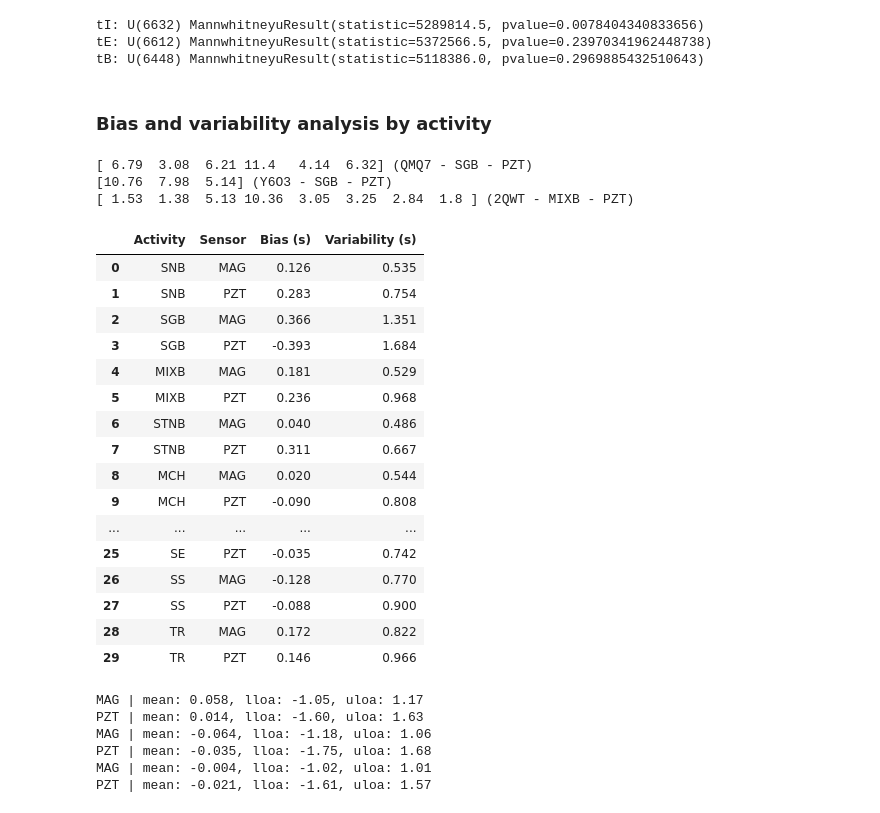
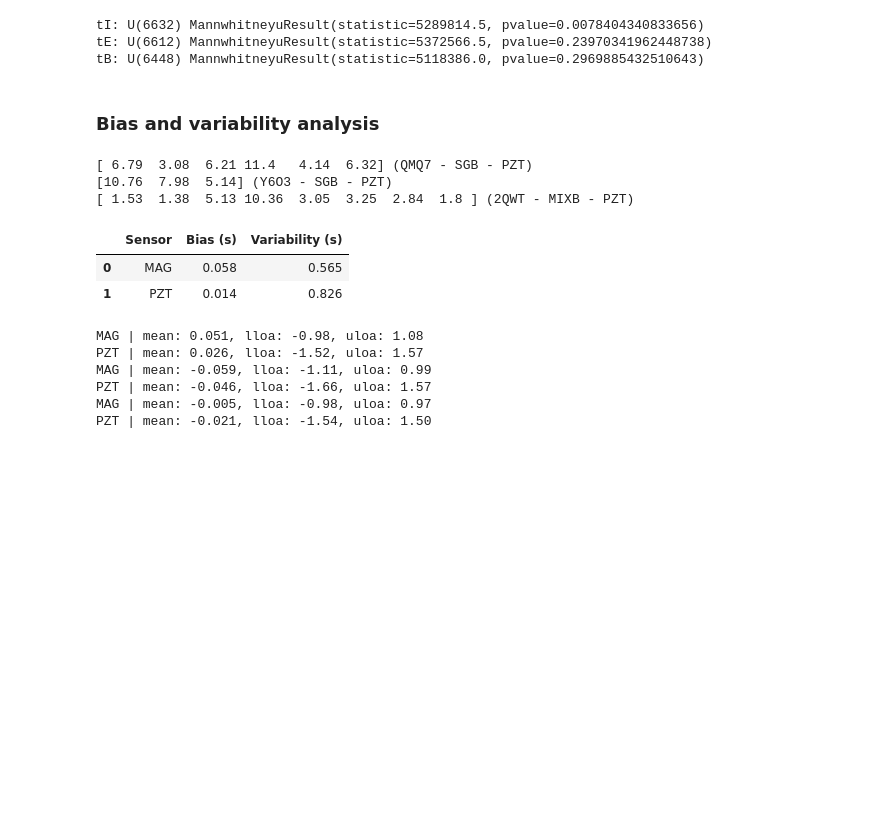
Before and after one commit to anascacais/analysis-RESP-data, a Jupyter notebook: resp_param_analysis.ipynb, the cells around one changed output. Cells and saved outputs as stored; diff of their text form; code cells hidden in the pictures; blank space fills up the shorter version.

Commit message:
added activity-specific relative error analysis

```diff
--- a/resp_param_analysis.ipynb
+++ b/resp_param_analysis.ipynb
@@ -229,7 +285,7 @@ tI: U(6632) MannwhitneyuResult(statistic=5289814.5, pvalue=0.0078404340833656)
 tE: U(6612) MannwhitneyuResult(statistic=5372566.5, pvalue=0.23970341962448738)
 tB: U(6448) MannwhitneyuResult(statistic=5118386.0, pvalue=0.2969885432510643)
 # %% [markdown]
-### Bias and variability analysis by activity
+### Bias and variability analysis
 # %%
 for id in overview.keys():
     for activity in overview[id].keys():
@@ -243,22 +299,9 @@ for id in overview.keys():
 # %%
 from performance import get_bias_variability
 
 get_bias_variability(overview_all_participants, target="Activity", metric="tI", relative_error=False)
+get_bias_variability(overview_all, target="overview", metric="tI", relative_error=False)
 # %% [output]
-|  | Activity | Sensor | Bias (s) | Variability (s) |
-| 0 | SNB | MAG | 0.126 | 0.535 |
-| 1 | SNB | PZT | 0.283 | 0.754 |
-| 2 | SGB | MAG | 0.366 | 1.351 |
-| 3 | SGB | PZT | -0.393 | 1.684 |
-| 4 | MIXB | MAG | 0.181 | 0.529 |
-| 5 | MIXB | PZT | 0.236 | 0.968 |
-| 6 | STNB | MAG | 0.040 | 0.486 |
-| 7 | STNB | PZT | 0.311 | 0.667 |
-| 8 | MCH | MAG | 0.020 | 0.544 |
-| 9 | MCH | PZT | -0.090 | 0.808 |
-| ... | ... | ... | ... | ... |
-| 25 | SE | PZT | -0.035 | 0.742 |
-| 26 | SS | MAG | -0.128 | 0.770 |
-| 27 | SS | PZT | -0.088 | 0.900 |
-| 28 | TR | MAG | 0.172 | 0.822 |
-| 29 | TR | PZT | 0.146 | 0.966 |
+|  | Sensor | Bias (s) | Variability (s) |
+| 0 | MAG | 0.058 | 0.565 |
+| 1 | PZT | 0.014 | 0.826 |
@@ -265,12 +310,12 @@ get_bias_variability(overview_all_participants, target="Activity", metric="tI",
 # %%
-activity = "UAL"
+activity = "SS"
 for metric in ["tI", "tE", "tB"]:
-        bland_altman_plot(overview_all["MAG"][f"{metric} (s)"], overview_all["MAG"][f"{metric} airflow (s)"], overview_all["PZT"][f"{metric} (s)"], overview_all["PZT"][f"{metric} airflow (s)"], metric)
+        bland_altman_plot(overview_all_except["MAG"][f"{metric} (s)"], overview_all_except["MAG"][f"{metric} airflow (s)"], overview_all_except["PZT"][f"{metric} (s)"], overview_all_except["PZT"][f"{metric} airflow (s)"], metric)
         #bland_altman_plot(overview_all_participants[activity]["MAG"][f"{metric} (s)"], overview_all_participants[activity]["MAG"][f"{metric} airflow (s)"], overview_all_participants[activity]["PZT"][f"{metric} (s)"], overview_all_participants[activity]["PZT"][f"{metric} airflow (s)"], metric, activity)
 # %% [output]
-MAG | mean: 0.058, lloa: -1.05, uloa: 1.17
-PZT | mean: 0.014, lloa: -1.60, uloa: 1.63
-MAG | mean: -0.064, lloa: -1.18, uloa: 1.06
-PZT | mean: -0.035, lloa: -1.75, uloa: 1.68
-MAG | mean: -0.004, lloa: -1.02, uloa: 1.01
-PZT | mean: -0.021, lloa: -1.61, uloa: 1.57
+MAG | mean: 0.051, lloa: -0.98, uloa: 1.08
+PZT | mean: 0.026, lloa: -1.52, uloa: 1.57
+MAG | mean: -0.059, lloa: -1.11, uloa: 0.99
+PZT | mean: -0.046, lloa: -1.66, uloa: 1.57
+MAG | mean: -0.005, lloa: -0.98, uloa: 0.97
+PZT | mean: -0.021, lloa: -1.54, uloa: 1.50
```
Also changed, not shown: parts of 4 cells of this notebook, 25 other files.
